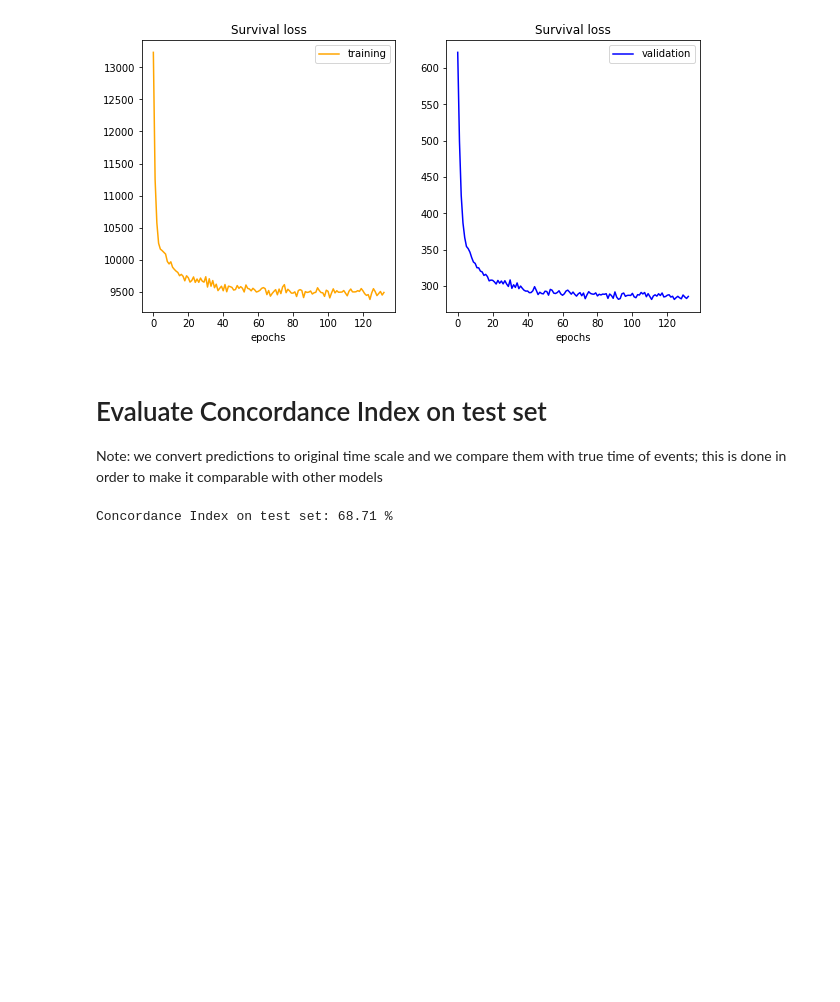
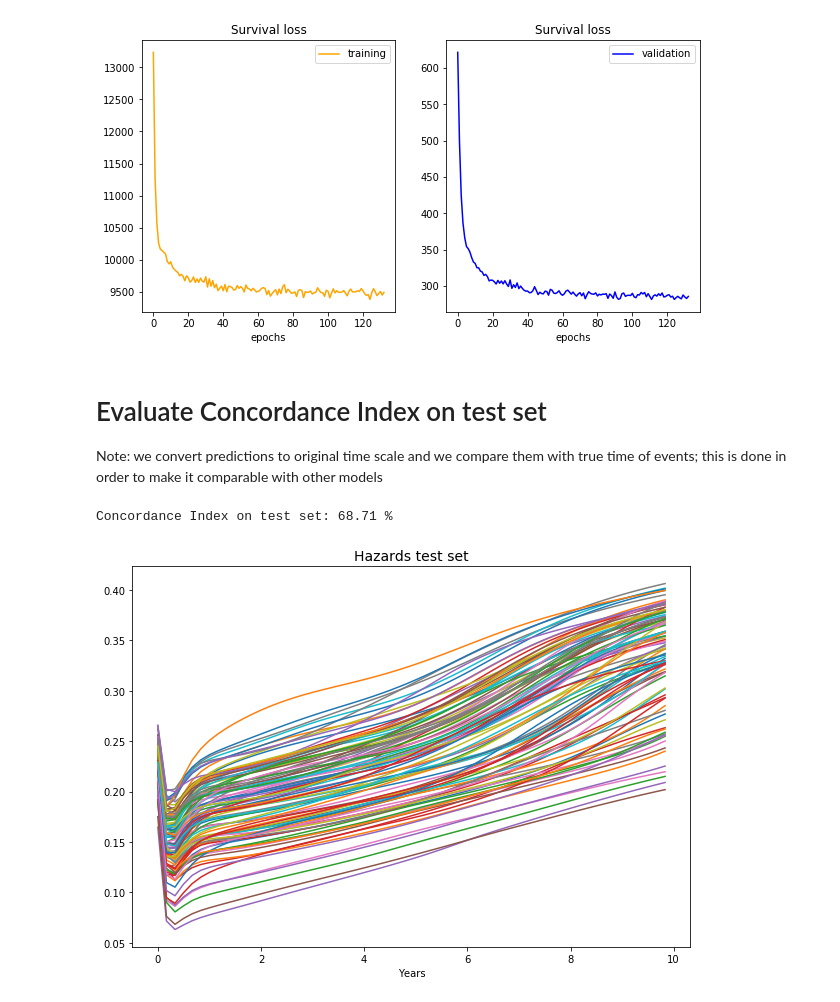
Before and after one commit to davide-burba/thesis, a Jupyter notebook: survival_process/drsa.ipynb, the cells around one changed output. Cells and saved outputs as stored; diff of their text form; code cells hidden in the pictures; blank space fills up the shorter version.

Commit message:
added plot hazards drsa

```diff
--- a/survival_process/drsa.ipynb
+++ b/survival_process/drsa.ipynb
@@ -216,3 +216,24 @@ Concordance Index on test set: 68.71 %
 torch.save(best_net.state_dict(), '../../data/DRSA_weights.pt')
 # save predictions
 pd.DataFrame(expected_survival_times).to_csv('../../data/predictions_DRSA.csv',index= False)
+# %%
+# plot Hazards
+best_net = DRSA(len(features)+1).to(device)
+best_net.load_state_dict(torch.load('../../data/DRSA_weights.pt'))
+best_net.eval()
+predictions_test_set = best_net(X_test).reshape(n_times,-1).transpose(0,1)
+
+
+tmp = predictions_test_set.detach().numpy()
+sample = np.random.choice(range(len(tmp)),size = 100, replace = False)
+original_times = times.reshape(-1)*T_max/n_times
+
+plt.figure(figsize = (10,7))
+for i in sample:
+    plt.plot(original_times/365,tmp[i,:])
+
+plt.xlabel('Years')
+plt.title('Hazards test set',size = 14)
+plt.show()
+# %% [output]
+[figure, added]
```
Also changed, not shown: parts of 1 cell of this notebook, 2 other files.
